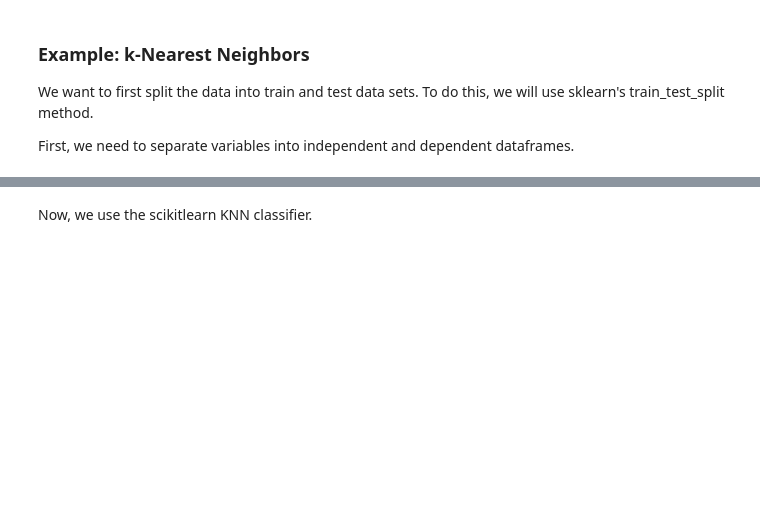
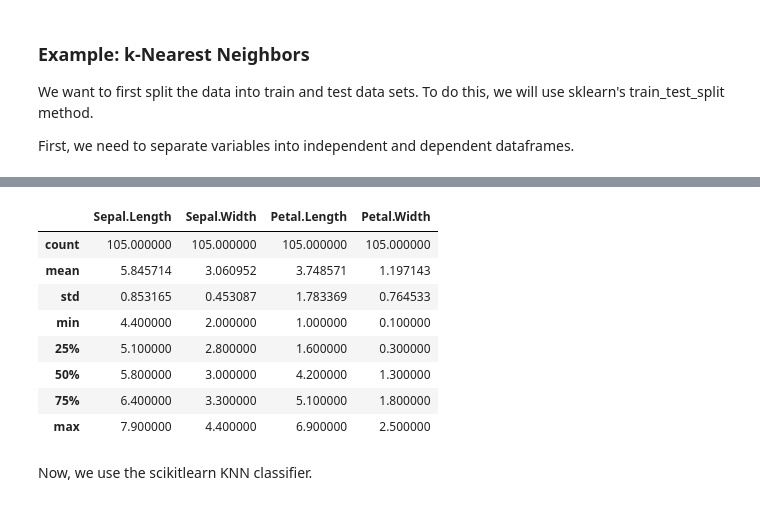
Before and after one commit to UVADS/DS-3001, a Jupyter notebook: 04_ML_Concepts_I_Foundations/ML1_inclass.ipynb, the cells around one changed output, grey strips where cells are left out. Saved outputs shown, nothing was run; the diff lists cells and outputs as text; code cells hidden in the pictures; blank space fills up the shorter version.

```diff
--- a/04_ML_Concepts_I_Foundations/ML1_inclass.ipynb
+++ b/04_ML_Concepts_I_Foundations/ML1_inclass.ipynb
@@ -43,2 +73,14 @@ test, validation = train_test_split(test, test_size=0.5, stratify=test.Species)
+# %%
+train.describe()
+# %% [output]
+|  | Sepal.Length | Sepal.Width | Petal.Length | Petal.Width |
+| count | 105.000000 | 105.000000 | 105.000000 | 105.000000 |
+| mean | 5.845714 | 3.060952 | 3.748571 | 1.197143 |
+| std | 0.853165 | 0.453087 | 1.783369 | 0.764533 |
+| min | 4.400000 | 2.000000 | 1.000000 | 0.100000 |
+| 25% | 5.100000 | 2.800000 | 1.600000 | 0.300000 |
+| 50% | 5.800000 | 3.000000 | 4.200000 | 1.300000 |
+| 75% | 6.400000 | 3.300000 | 5.100000 | 1.800000 |
+| max | 7.900000 | 4.400000 | 6.900000 | 2.500000 |
 # %% [markdown]
 Now, we use the scikitlearn KNN classifier.
```
Also changed, not shown: parts of 9 cells of this notebook.
